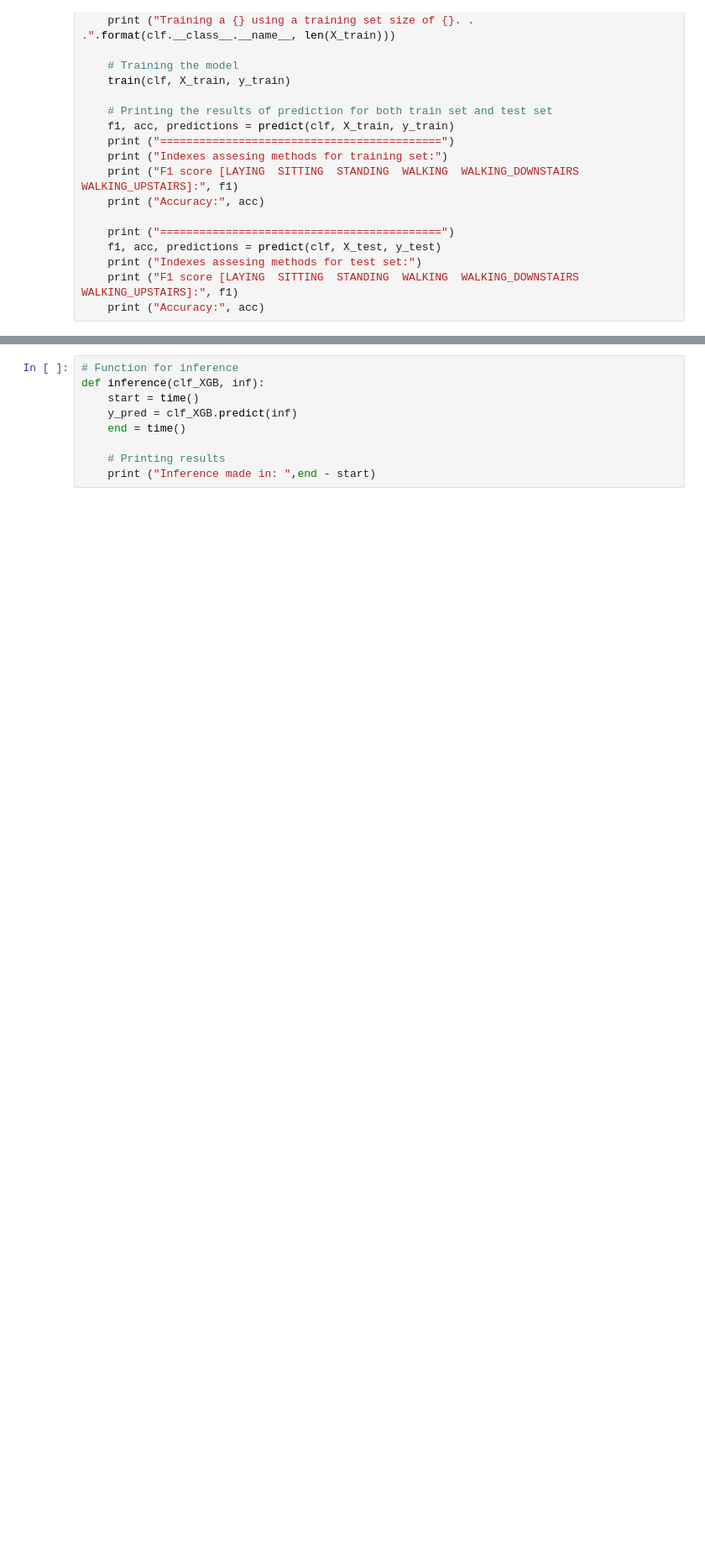
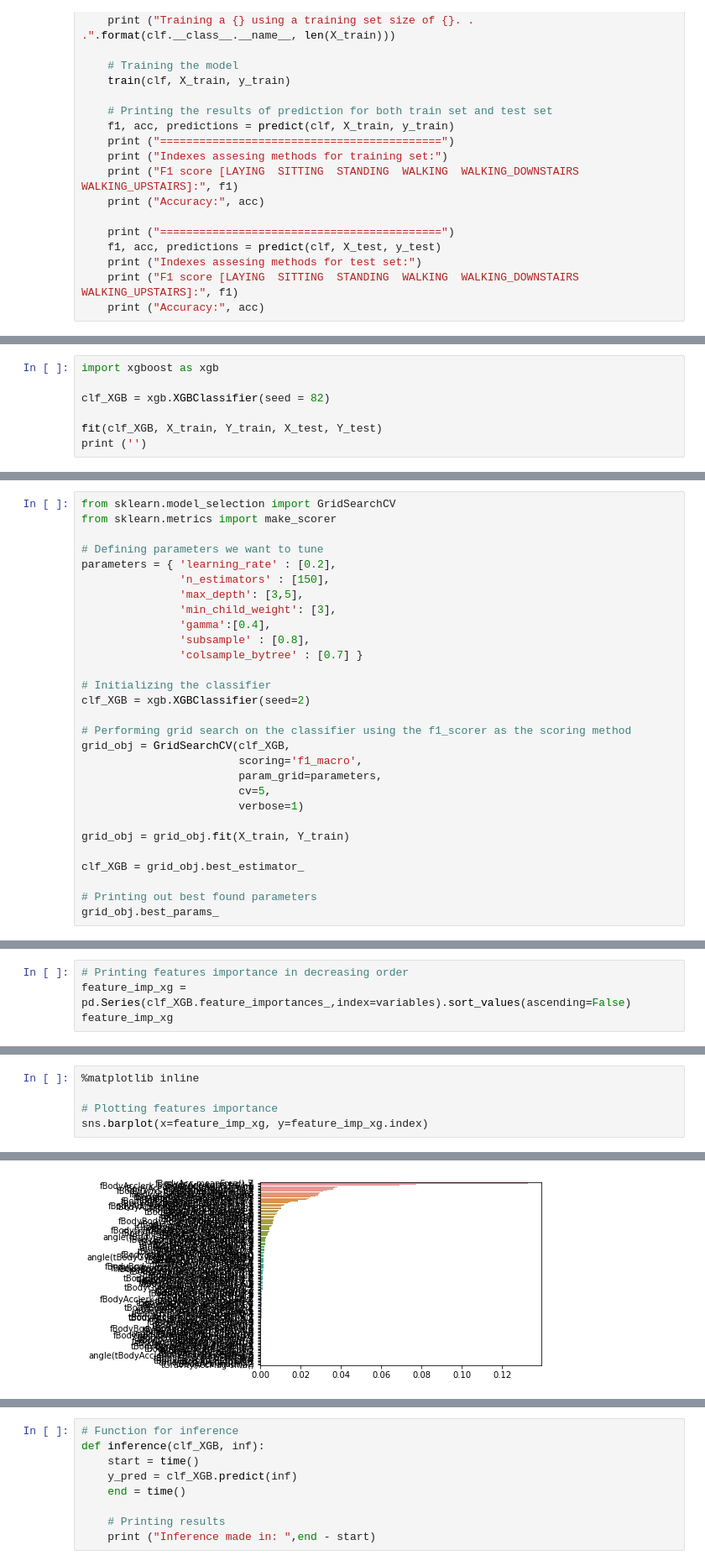
Before and after one commit to blejson/Hackathon, a Jupyter notebook: Documentation.ipynb, the cells around one changed output, grey strips where cells are left out. Shown at 84% size. Saved outputs shown, nothing was run; the diff lists cells and outputs as text; blank space fills up the shorter version.

```diff
--- a/Documentation.ipynb
+++ b/Documentation.ipynb
@@ -108,0 +245,7 @@ def fit(clf, X_train, y_train, X_test, y_test):
+# %%
+import xgboost as xgb
+
+clf_XGB = xgb.XGBClassifier(seed = 82)
+
+fit(clf_XGB, X_train, Y_train, X_test, Y_test)
+print ('')
@@ -108,0 +268,29 @@ def fit(clf, X_train, y_train, X_test, y_test):
+# %%
+from sklearn.model_selection import GridSearchCV
+from sklearn.metrics import make_scorer
+
+# Defining parameters we want to tune
+parameters = { 'learning_rate' : [0.2],
+               'n_estimators' : [150],
+               'max_depth': [3,5],
+               'min_child_weight': [3],
+               'gamma':[0.4],
+               'subsample' : [0.8],
+               'colsample_bytree' : [0.7] }
+
+# Initializing the classifier
+clf_XGB = xgb.XGBClassifier(seed=2)
+
+# Performing grid search on the classifier using the f1_scorer as the scoring method
+grid_obj = GridSearchCV(clf_XGB,
+                        scoring='f1_macro',
+                        param_grid=parameters,
+                        cv=5,
+                        verbose=1)
+
+grid_obj = grid_obj.fit(X_train, Y_train)
+
+clf_XGB = grid_obj.best_estimator_
+
+# Printing out best found parameters
+grid_obj.best_params_
@@ -108,0 +343,4 @@ def fit(clf, X_train, y_train, X_test, y_test):
+# %%
+# Printing features importance in decreasing order
+feature_imp_xg = pd.Series(clf_XGB.feature_importances_,index=variables).sort_values(ascending=False)
+feature_imp_xg
@@ -108,0 +360,6 @@ def fit(clf, X_train, y_train, X_test, y_test):
+# %%
+%matplotlib inline
+
+# Plotting features importance
+sns.barplot(x=feature_imp_xg, y=feature_imp_xg.index)
+# %% [output]
@@ -108,0 +367 @@ def fit(clf, X_train, y_train, X_test, y_test):
+[figure, added]
```
Also changed, not shown: parts of 46 cells of this notebook.
